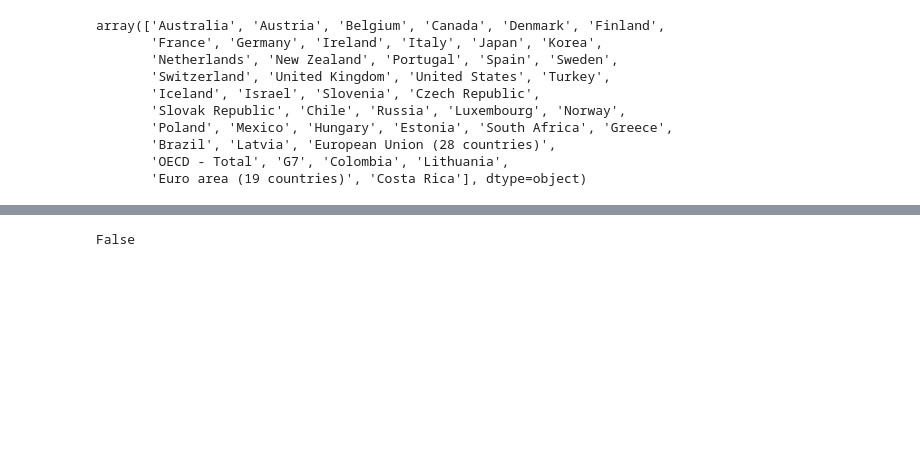
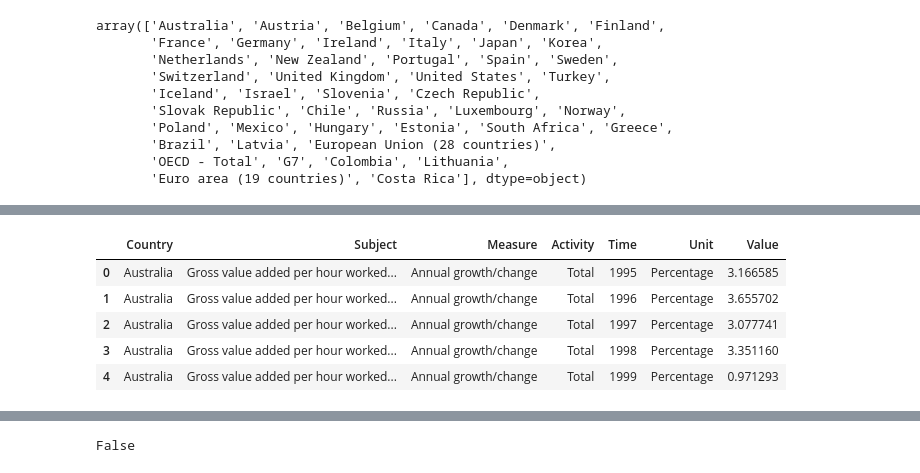
Before and after one commit to mayabenowitz/neuralcraft, a Jupyter notebook: notebooks/1.0-mayab-data-munging.ipynb, the cells around one changed output, grey strips where cells are left out. Saved outputs shown, nothing was run; the diff lists cells and outputs as text; code cells hidden in the pictures; blank space fills up the shorter version.

Commit message:
added clean_prod_growth_data()

```diff
--- a/notebooks/1.0-mayab-data-munging.ipynb
+++ b/notebooks/1.0-mayab-data-munging.ipynb
@@ -101,3 +101,29 @@ df1.head()
 | 2 | AUS | Australia | I4_ANA_GVAHRS | Gross value added per hour worked... | GRW | Annual growth/change | A_U | Total | 1997 | 1997 | ... |
 | 3 | AUS | Australia | I4_ANA_GVAHRS | Gross value added per hour worked... | GRW | Annual growth/change | A_U | Total | 1998 | 1998 | ... |
 | 4 | AUS | Australia | I4_ANA_GVAHRS | Gross value added per hour worked... | GRW | Annual growth/change | A_U | Total | 1999 | 1999 | ... |
+# %%
+df1.drop(
+    columns=[
+        'LOCATION',
+        'SUBJECT',
+        'MEASURE',
+        'ACTIVITY',
+        'TIME',
+        'Unit Code',
+        'PowerCode Code',
+        'PowerCode',
+        'Reference Period Code',
+        'Reference Period',
+        'Flag Codes',
+        'Flags'
+        ],
+    inplace=True
+)
+df1.head()
+# %% [output]
+|  | Country | Subject | Measure | Activity | Time | Unit | Value |
+| 0 | Australia | Gross value added per hour worked... | Annual growth/change | Total | 1995 | Percentage | 3.166585 |
+| 1 | Australia | Gross value added per hour worked... | Annual growth/change | Total | 1996 | Percentage | 3.655702 |
+| 2 | Australia | Gross value added per hour worked... | Annual growth/change | Total | 1997 | Percentage | 3.077741 |
+| 3 | Australia | Gross value added per hour worked... | Annual growth/change | Total | 1998 | Percentage | 3.351160 |
+| 4 | Australia | Gross value added per hour worked... | Annual growth/change | Total | 1999 | Percentage | 0.971293 |
```
Also changed, not shown: parts of 3 cells of this notebook, 1 other file.
